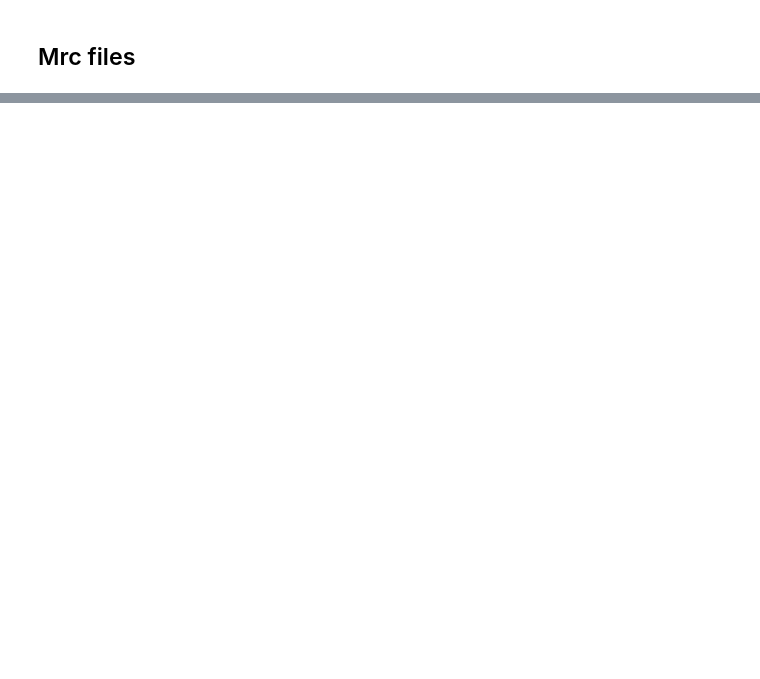
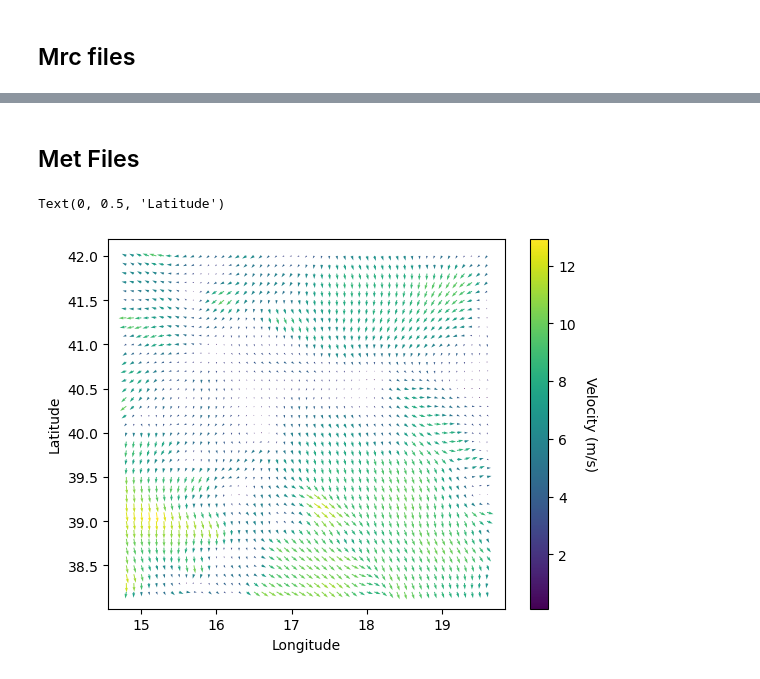
Before and after one commit to Igoratake/MedSlik_CMCC, a Jupyter notebook: Testing_output.ipynb, the cells around one changed output, grey strips where cells are left out. Drawn from its saved outputs; the diff is of its cells as text; code cells hidden in the pictures; blank space fills up the shorter version.

```diff
--- a/Testing_output.ipynb
+++ b/Testing_output.ipynb
@@ -311,0 +352,24 @@ plot_map('/work/opa/ia19223/Medslik-II/cases/taranto_witoil/witoil/DTM_INP/vnzl.
+# %% [markdown]
+## Met Files
+# %%
+df = pd.read_csv('cases/taranto_manual/met_files/erai231123.eri',skiprows=5, sep = '\s+',header=None)
+
+#Plotting Currents
+
+hour = 23
+
+# plt.figure()
+magnitude = np.sqrt(df.iloc[:,3+hour]**2 + df.iloc[:,2+hour]**2)
+
+plt.quiver(df.iloc[:,1],df.iloc[:,0],df.iloc[:,2+hour],df.iloc[:,3+hour],magnitude,cmap='viridis',linewidth=2)
+
+cbar = plt.colorbar(orientation='vertical')
+
+# Set the label for the colorbar
+cbar.set_label('Velocity (m/s)', rotation=270, labelpad=15)  # Use rotation to set the orientation
+
+plt.xlabel('Longitude')
+plt.ylabel('Latitude')
+# %% [output]
+Text(0, 0.5, 'Latitude')
+[figure, added]
```
Also changed, not shown: parts of 7 cells of this notebook.
